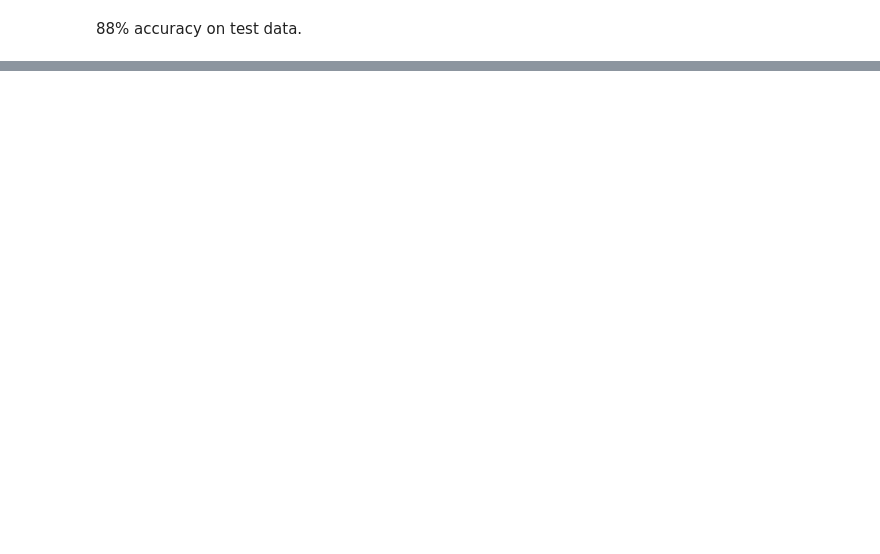
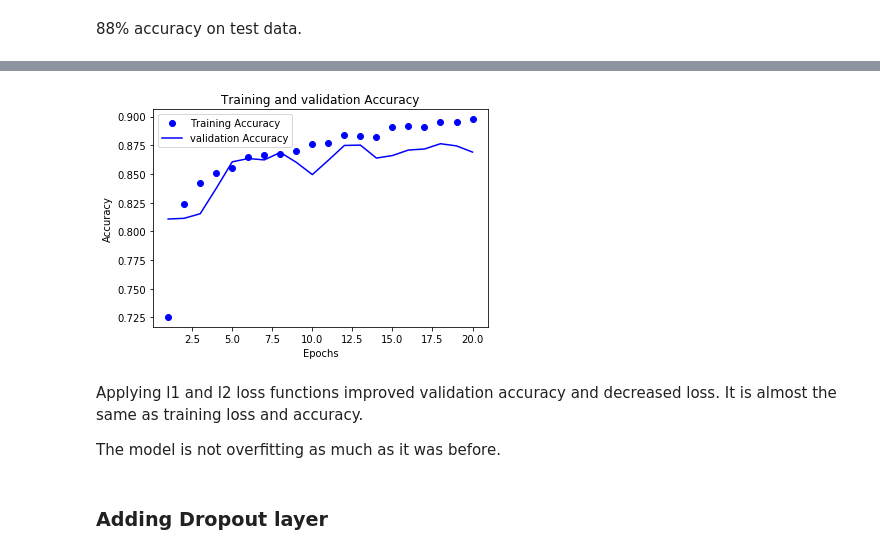
Before and after one commit to siddharthparmar7/deep-learning-with-python, a Jupyter notebook: IMDB with keras.ipynb, the cells around one changed output, grey strips where cells are left out. Drawn from its saved outputs; the diff is of its cells as text; code cells hidden in the pictures; blank space fills up the shorter version.

```diff
--- a/IMDB with keras.ipynb
+++ b/IMDB with keras.ipynb
@@ -177,0 +249,10 @@ results
+# %%
+plot_accuracy(history.history)
+# %% [output]
+[figure, added]
+# %% [markdown]
+Applying l1 and l2 loss functions improved validation accuracy and decreased loss. It is almost the same as training loss and accuracy.
+
+The model is not overfitting as much as it was before.
+# %% [markdown]
+### Adding Dropout layer
```
Also changed, not shown: parts of 14 cells of this notebook.
